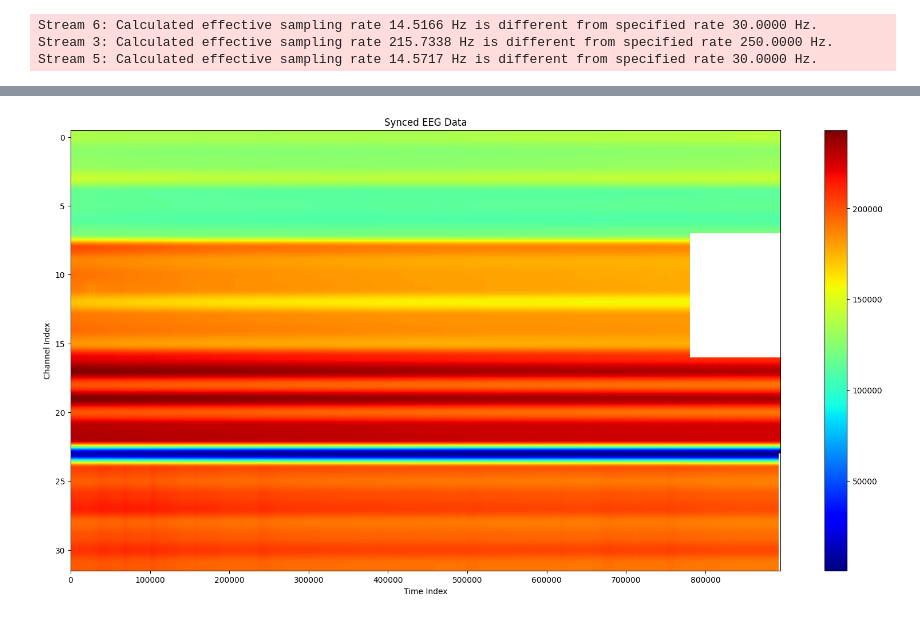
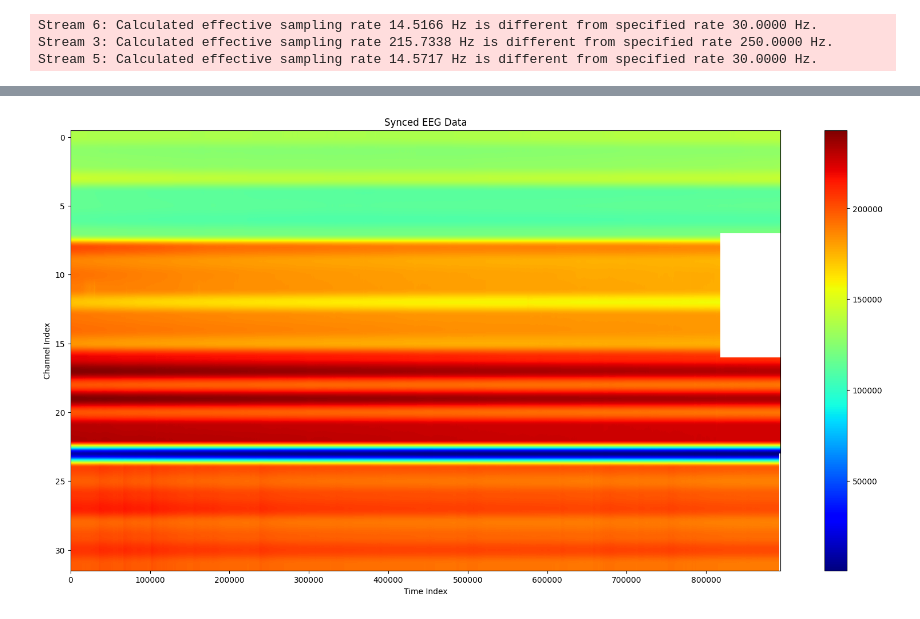
Before and after one commit to henro25/EEG-sync, a Jupyter notebook: Group 1/sync_to_actual_task/sync_eegs_to_actual_task_1.ipynb, the cells around one changed output, grey strips where cells are left out. Saved outputs shown, nothing was run; the diff lists cells and outputs as text; code cells hidden in the pictures.

Commit message:
added syncing via start and end unix timestamps

```diff
--- a/Group 1/sync_to_actual_task/sync_eegs_to_actual_task_1.ipynb
+++ b/Group 1/sync_to_actual_task/sync_eegs_to_actual_task_1.ipynb
@@ -155,11 +164,10 @@ def sync_streams(data_streams_1, data_streams_2):
         end_OBS_index = np.searchsorted(OBS_unix_times, end_unix_timestamp)
 
         start_labrecorder_timestamp = OBS_stream["time_stamps"][start_OBS_index]
-        end_labrecorder_timestamp = OBS_stream["time_stamps"][end_OBS_index]
 
         # Find the index in the EEG stream where this LabRecorder timestamp occurs
         start_EEG_index = np.searchsorted(EEG_stream["time_stamps"], start_labrecorder_timestamp)
-        end_EEG_index = np.searchsorted(EEG_stream["time_stamps"], end_labrecorder_timestamp)
+        end_EEG_index = start_EEG_index + round(frames)
 
         # Trim all the data in the OBS and EEG streams based on this index
         OBS_stream["time_stamps"] = OBS_stream["time_stamps"][start_OBS_index:end_OBS_index]
@@ -256,32 +246,32 @@ Time stamps: [4858783.100935575 ... 4862760.864878031]
 # %%
 import scipy.io
 
 # find the max length of time_series in all EEG streams to establish dimensions for synced EEG streams
 max_length = 0
 
 for stream_name in ["Unicorn_HCILab1", "Unicorn_HCILab2", "Unicorn_CSL_Laptop", "Unicorn_CSL_LabPC"]:
     max_length = max(max_length, len(streams[stream_name]["time_series"]))
 
 # Create an np array to hold the synced EEG data with dimensions (max_length, 4 * 8)
 synced_EEG_data = np.full((max_length, 4 * 8), np.nan)
 
 # Fill in the synced EEG data
 for j, stream_name in enumerate(["Unicorn_HCILab1", "Unicorn_HCILab2", "Unicorn_CSL_Laptop", "Unicorn_CSL_LabPC"]):
     EEG_stream = streams[stream_name]
 
     for time_index, eeg_data in enumerate(EEG_stream["time_series"]):
         synced_EEG_data[time_index, j * 8:(j + 1) * 8] = eeg_data[0:8]
 
 # Visualize the synced EEG data
 plt.figure(figsize=(20, 10))
 plt.imshow(synced_EEG_data.T, aspect='auto', cmap='jet')
 plt.colorbar()
 plt.title("Synced EEG Data")
 plt.xlabel("Time Index")
 plt.ylabel("Channel Index")
 plt.show()
 
 # Download the EEG data as an .mat file
-scipy.io.savemat('task_cutoff_EEG_data_1.mat', {'task_cutoff_EEG_data_1': synced_EEG_data})
+# scipy.io.savemat('task_cutoff_EEG_data_1.mat', {'task_cutoff_EEG_data_1': synced_EEG_data})
 # %% [output]
-[figure, old version]
+[figure, new version]
```
Also changed, not shown: parts of 3 cells of this notebook, 44 other files.
